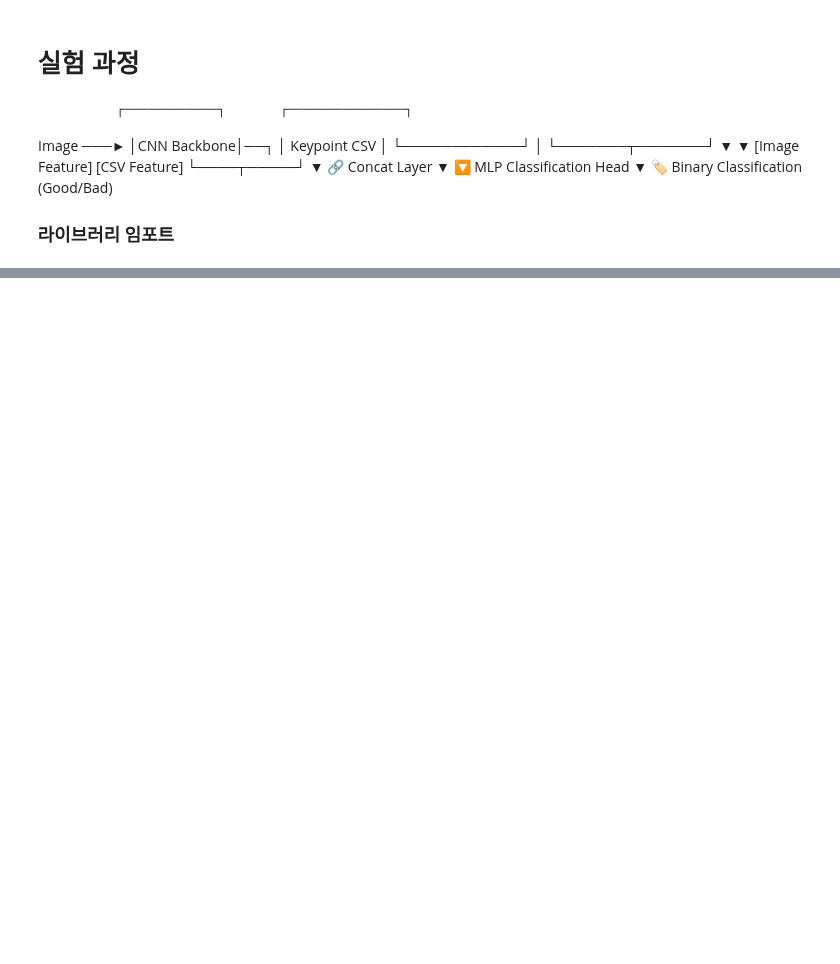
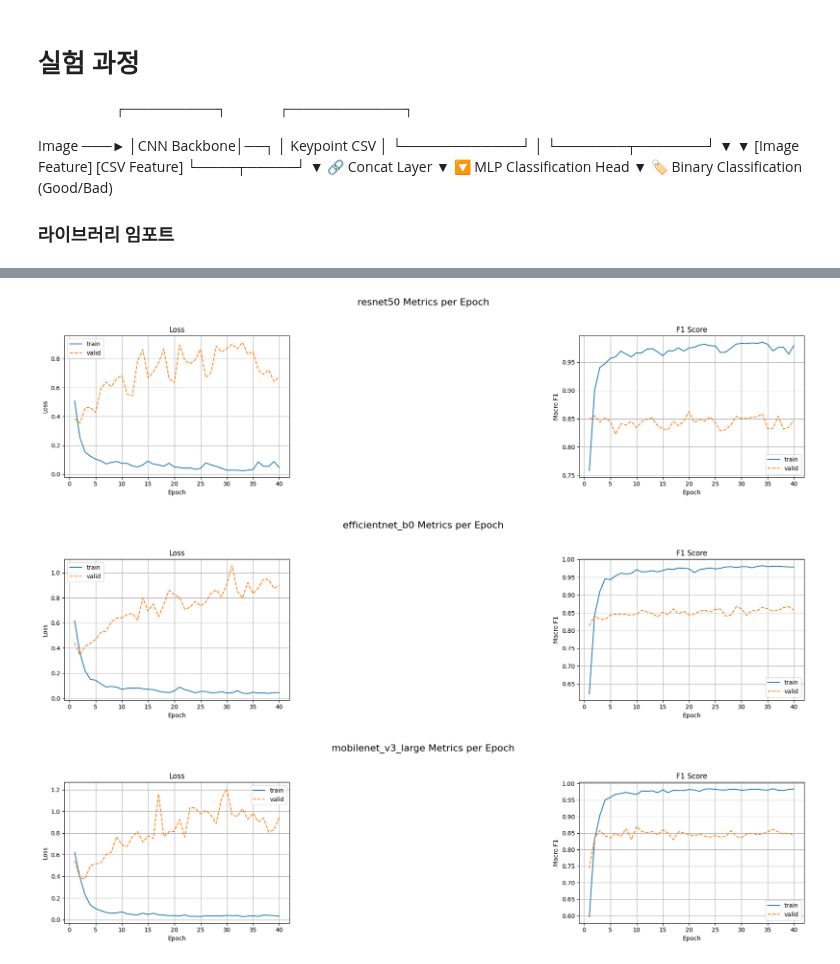
Before and after one commit to Sleepingco/conetComputerVision, a Jupyter notebook: personalproject/exp_ipynb/0616_multimodal_exp.ipynb, the cells around one changed output, grey strips where cells are left out. Saved outputs shown, nothing was run; the diff lists cells and outputs as text; code cells hidden in the pictures; blank space fills up the shorter version.

```diff
--- a/personalproject/exp_ipynb/0616_multimodal_exp.ipynb
+++ b/personalproject/exp_ipynb/0616_multimodal_exp.ipynb
@@ -246,0 +327,20 @@ logits = classifier(img_feat, kp_feat)      # (16, 2)
+# %%
+import pandas as pd
+
+backbones = ['resnet50', 'efficientnet_b0','mobilenet_v3_large']  # 필요한 backbone만
+
+epochs = range(1, len(history[backbones[0]]['train_loss']) + 1)
+
+records = []
+
+for i, epoch in enumerate(epochs):
+    row = {'epoch': epoch}
+    for bb in backbones:
+        row[f'{bb}_train_loss'] = history[bb]['train_loss'][i]
+        row[f'{bb}_valid_loss'] = history[bb]['valid_loss'][i]
+        row[f'{bb}_train_f1']   = history[bb]['train_f1'][i]
+        row[f'{bb}_valid_f1']   = history[bb]['valid_f1'][i]
+    records.append(row)
+
+df = pd.DataFrame(records)
+print(df)
@@ -247 +367,47 @@ logits = classifier(img_feat, kp_feat)      # (16, 2)
+# %%
+import matplotlib.pyplot as plt
+
+backbones = ['resnet50', 'efficientnet_b0','mobilenet_v3_large']  # 원하는 backbone만
+
+for bb in backbones:
+    epochs = range(1, len(history[bb]['train_loss']) + 1)
+    fig, axes = plt.subplots(1, 3, figsize=(18, 5))
+    fig.suptitle(f'{bb} Metrics per Epoch', fontsize=16)
+
+    # 1. Loss
+    axes[0].plot(epochs, history[bb]['train_loss'], label='train')
+    axes[0].plot(epochs, history[bb]['valid_loss'], '--', label='valid')
+    axes[0].set_xlabel('Epoch')
+    axes[0].set_ylabel('Loss')
+    axes[0].set_title('Loss')
+    axes[0].legend()
+    axes[0].grid(True)
+
+    # 2. Accuracy (있는 경우만)
+    if 'train_acc' in history[bb]:
+        axes[1].plot(epochs, history[bb]['train_acc'], label='train')
+        axes[1].plot(epochs, history[bb]['valid_acc'], '--', label='valid')
+        axes[1].set_xlabel('Epoch')
+        axes[1].set_ylabel('Accuracy')
+        axes[1].set_title('Accuracy')
+        axes[1].legend()
+        axes[1].grid(True)
+    else:
+        axes[1].axis('off')  # 비워두기
+
+    # 3. F1 Score
+    axes[2].plot(epochs, history[bb]['train_f1'], label='train')
+    axes[2].plot(epochs, history[bb]['valid_f1'], '--', label='valid')
+    axes[2].set_xlabel('Epoch')
+    axes[2].set_ylabel('Macro F1')
+    axes[2].set_title('F1 Score')
+    axes[2].legend()
+    axes[2].grid(True)
+
+    plt.tight_layout(rect=[0, 0.03, 1, 0.95])
+    plt.show()
+# %% [output]
+[figure, added]
+[figure, added]
+[figure, added]
 # %%
```
Also changed, not shown: parts of 16 cells of this notebook, 8 other files.
